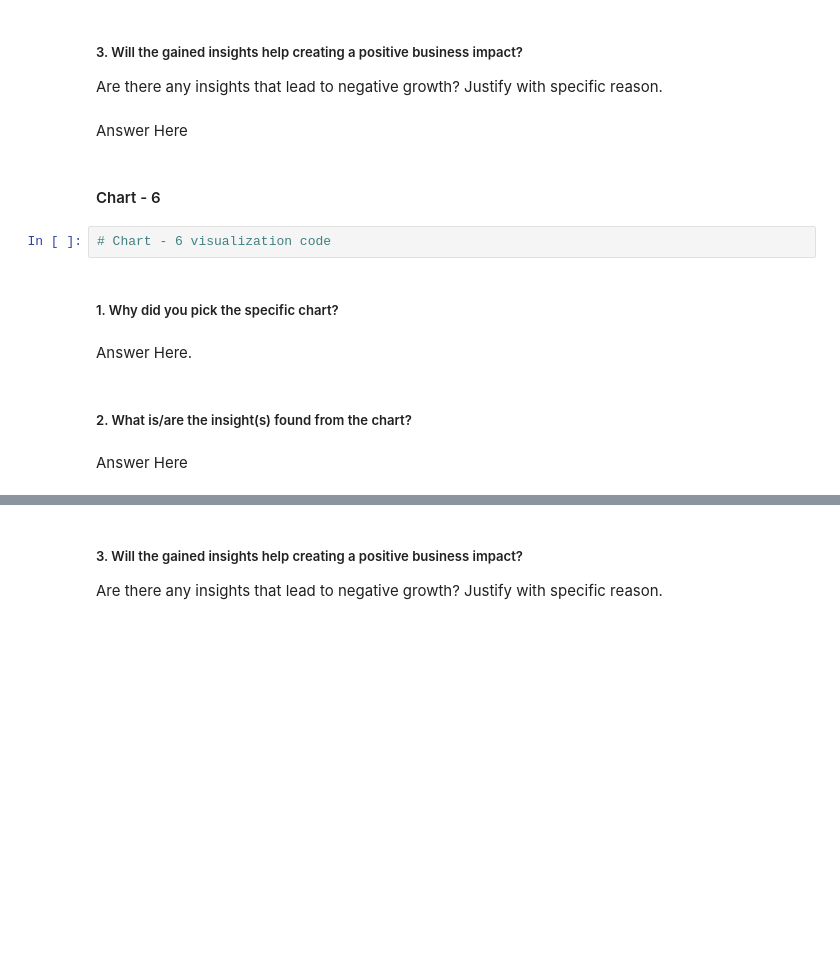
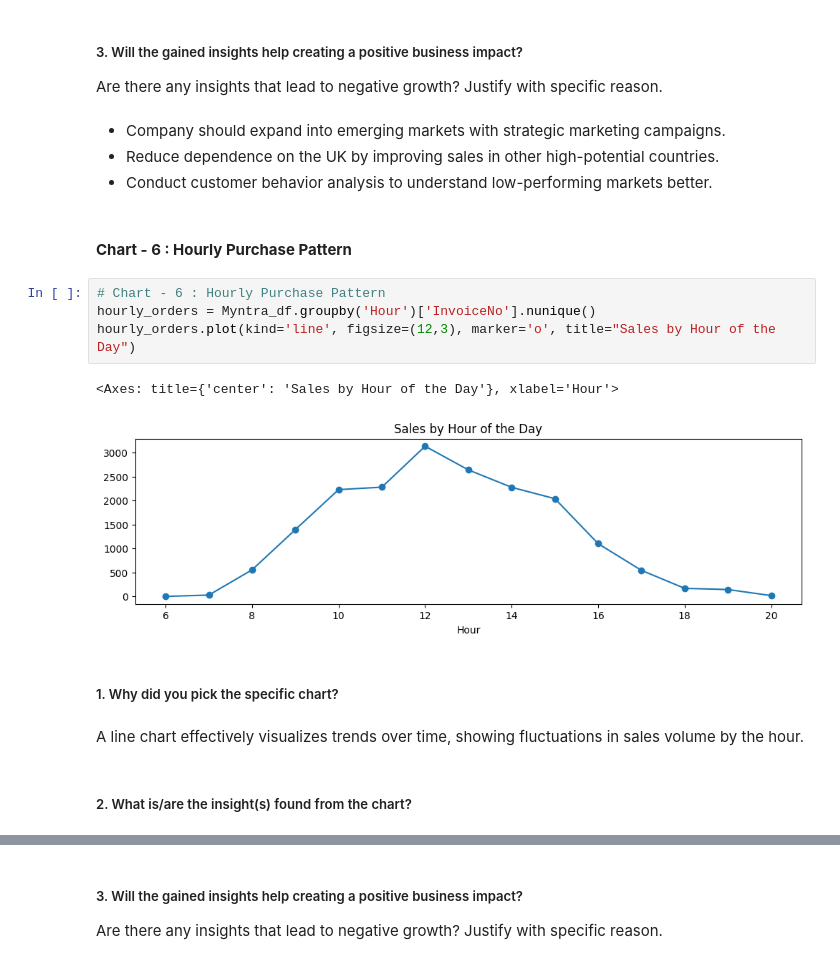
Before and after one commit to akshat-mishra-ds/Myntra-Online-Retail-Customer-Segmentation, a Jupyter notebook: Myntra_Online_Retail_Customer_Segmentation.ipynb, the cells around one changed output, grey strips where cells are left out. Drawn from its saved outputs; the diff is of its cells as text; blank space fills up the shorter version.

```diff
--- a/Myntra_Online_Retail_Customer_Segmentation.ipynb
+++ b/Myntra_Online_Retail_Customer_Segmentation.ipynb
@@ -478,17 +494,22 @@ Answer Here
 # %% [markdown]
 ##### 3. Will the gained insights help creating a positive business impact?
 Are there any insights that lead to negative growth? Justify with specific reason.
-# %% [markdown]
-Answer Here
+# %% [markdown]
+- Company should expand into emerging markets with strategic marketing campaigns.
+- Reduce dependence on the UK by improving sales in other high-potential countries.
+- Conduct customer behavior analysis to understand low-performing markets better.
 # %% [markdown]
-#### Chart - 6
+#### **Chart - 6 : Hourly Purchase Pattern**
-# %%
-# Chart - 6 visualization code
+# %%
+# Chart - 6 : Hourly Purchase Pattern
+hourly_orders = Myntra_df.groupby('Hour')['InvoiceNo'].nunique()
+hourly_orders.plot(kind='line', figsize=(12,3), marker='o', title="Sales by Hour of the Day")
+# %% [output]
+<Axes: title={'center': 'Sales by Hour of the Day'}, xlabel='Hour'>
+[figure, added]
 # %% [markdown]
 ##### 1. Why did you pick the specific chart?
-# %% [markdown]
-Answer Here.
+# %% [markdown]
+A line chart effectively visualizes trends over time, showing fluctuations in sales volume by the hour.
 # %% [markdown]
 ##### 2. What is/are the insight(s) found from the chart?
-# %% [markdown]
-Answer Here
```
Also changed, not shown: parts of 22 cells of this notebook.
